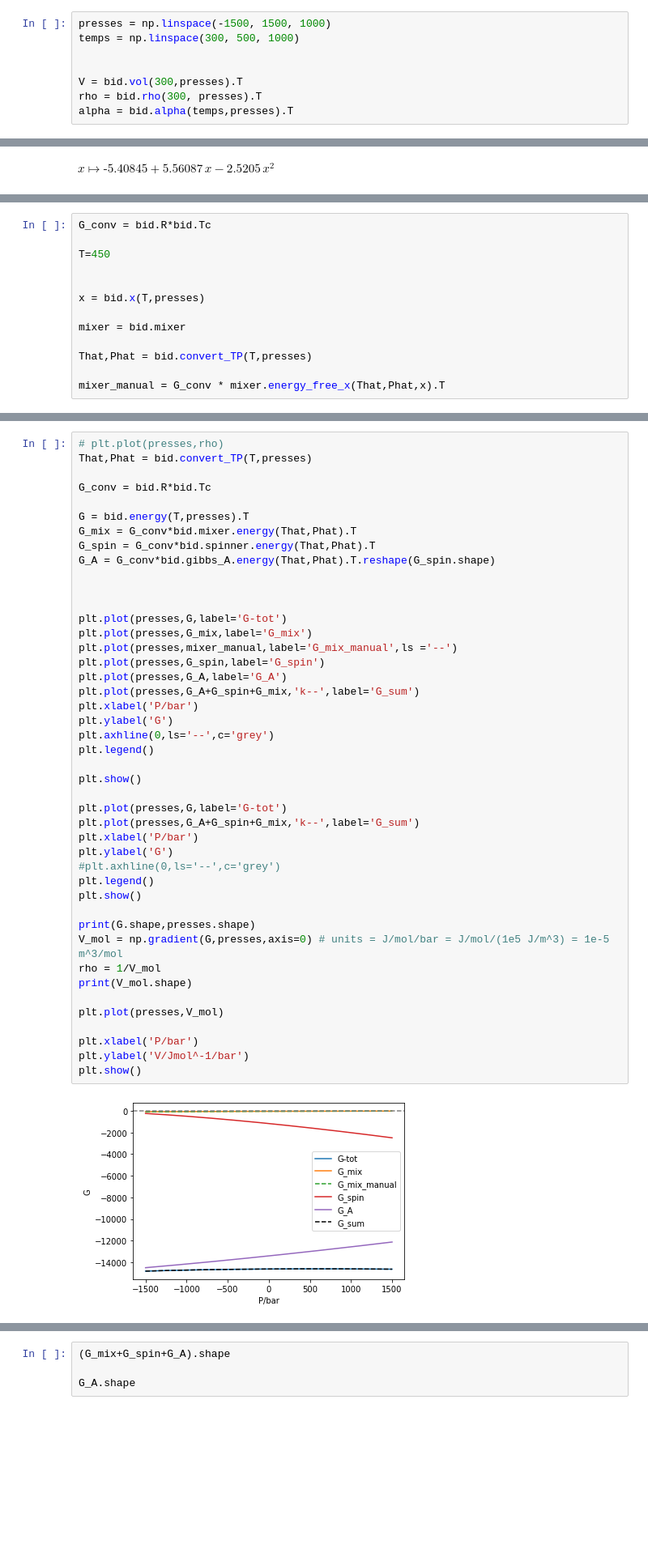
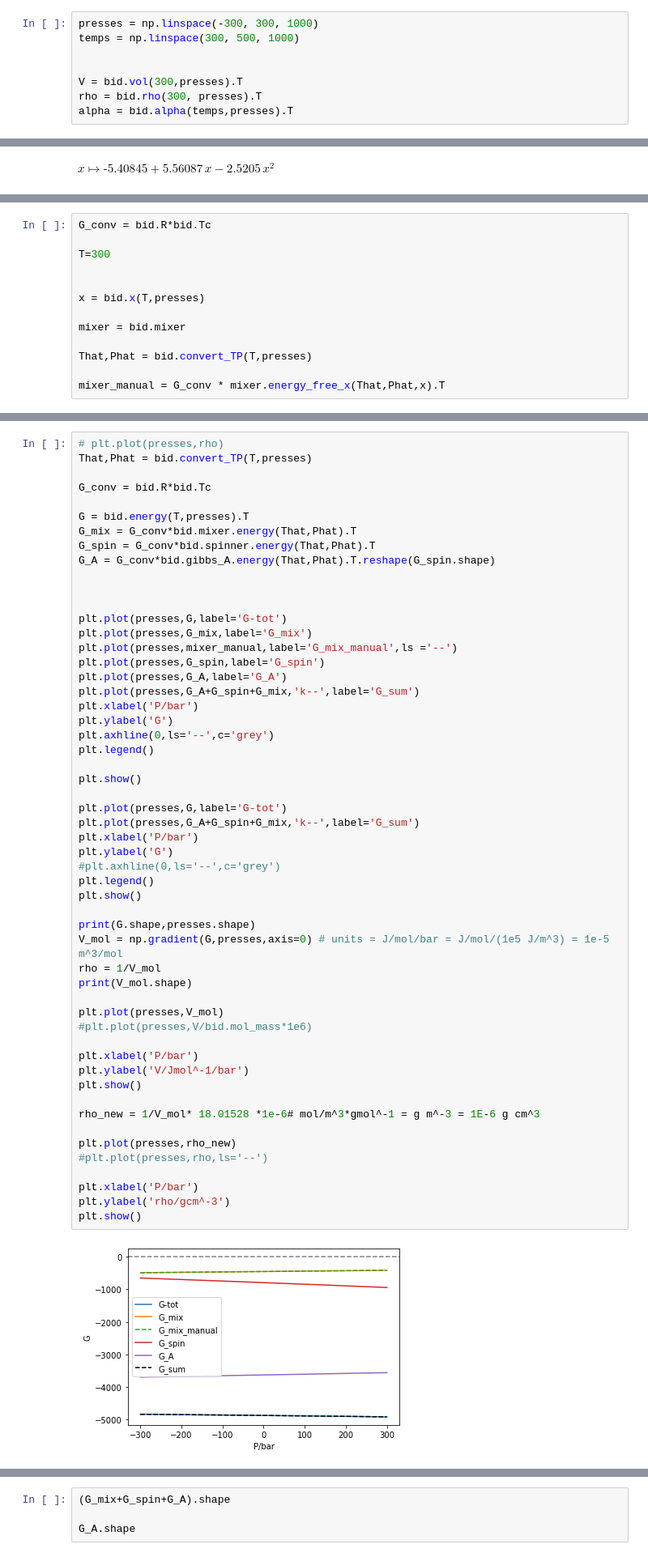
Before and after one commit to chappertron/TSEOS, a Jupyter notebook: testing_the_model.ipynb, the cells around one changed output, grey strips where cells are left out. Shown at 81% size. Cells and saved outputs as stored; diff of their text form; blank space fills up the shorter version.

```diff
--- a/testing_the_model.ipynb
+++ b/testing_the_model.ipynb
@@ -125,7 +133,7 @@ for p in bid.convert_P(presses):
 
 rho = bid.rho(300,presses).T
 # %%
-presses = np.linspace(-1500, 1500, 1000)
+presses = np.linspace(-300, 300, 1000)
 temps = np.linspace(300, 500, 1000)
 
 
@@ -217,7 +242,7 @@ delT = bid.convert_T(300)-1
 # %%
 G_conv = bid.R*bid.Tc
 
-T=450
+T=300
 
 
 x = bid.x(T,presses)
@@ -250,31 +270,41 @@ plt.plot(presses,G_mix,label='G_mix')
 plt.plot(presses,mixer_manual,label='G_mix_manual',ls ='--')
 plt.plot(presses,G_spin,label='G_spin')
 plt.plot(presses,G_A,label='G_A')
 plt.plot(presses,G_A+G_spin+G_mix,'k--',label='G_sum')
 plt.xlabel('P/bar')
 plt.ylabel('G')
 plt.axhline(0,ls='--',c='grey')
 plt.legend()
 
 plt.show()
 
 plt.plot(presses,G,label='G-tot')
 plt.plot(presses,G_A+G_spin+G_mix,'k--',label='G_sum')
 plt.xlabel('P/bar')
 plt.ylabel('G')
 #plt.axhline(0,ls='--',c='grey')
 plt.legend()
 plt.show()
 
 print(G.shape,presses.shape)
 V_mol = np.gradient(G,presses,axis=0) # units = J/mol/bar = J/mol/(1e5 J/m^3) = 1e-5 m^3/mol
 rho = 1/V_mol
 print(V_mol.shape)
 
 plt.plot(presses,V_mol)
+#plt.plot(presses,V/bid.mol_mass*1e6)
 
 plt.xlabel('P/bar')
 plt.ylabel('V/Jmol^-1/bar')
 plt.show()
+
+rho_new = 1/V_mol* 18.01528 *1e-6# mol/m^3*gmol^-1 = g m^-3 = 1E-6 g cm^3
+
+plt.plot(presses,rho_new)
+#plt.plot(presses,rho,ls='--')
+
+plt.xlabel('P/bar')
+plt.ylabel('rho/gcm^-3')
+plt.show()
 # %% [output]
-[figure, old version]
+[figure, new version]
```
Also changed, not shown: parts of 28 cells of this notebook, 4 other files.
